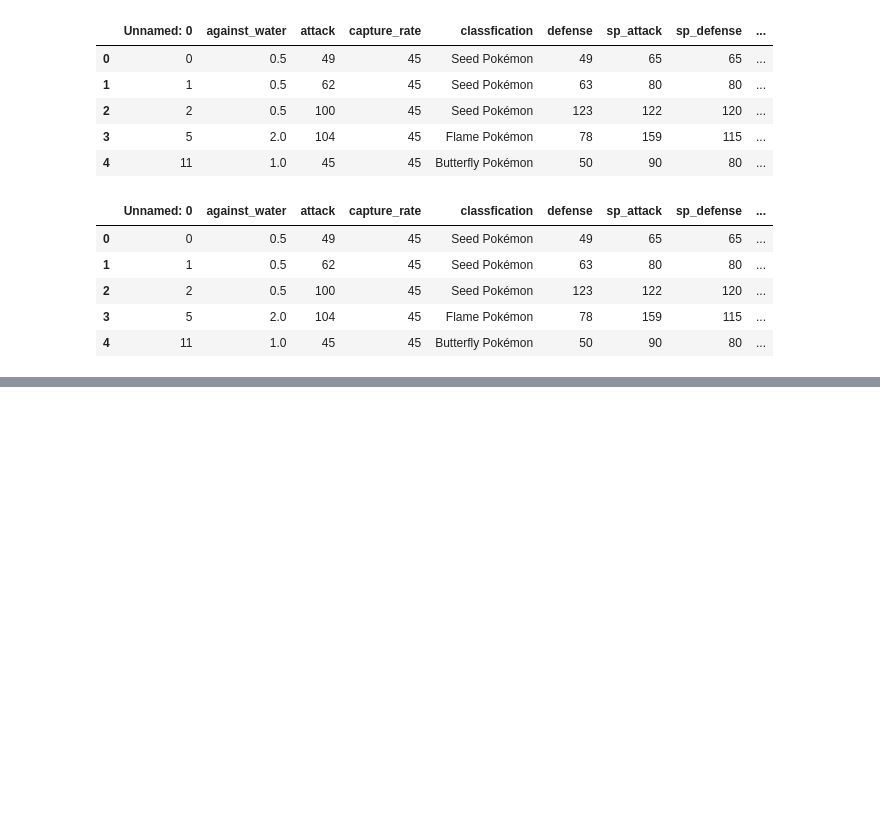
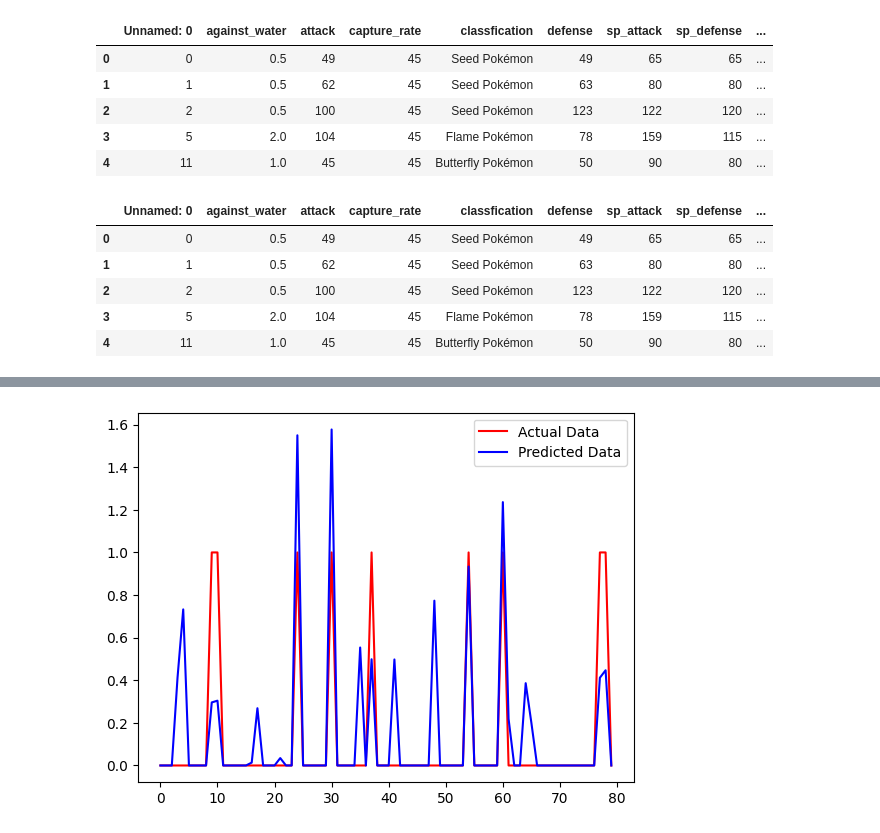
Before and after one commit to DiyanAmin/Data-Science, a Jupyter notebook: Deep Learning/Keras - 1/Legendary Pokemon Prediction III.ipynb, the cells around one changed output, grey strips where cells are left out. Saved outputs shown, nothing was run; the diff lists cells and outputs as text; code cells hidden in the pictures; blank space fills up the shorter version.

```diff
--- a/Deep Learning/Keras - 1/Legendary Pokemon Prediction III.ipynb
+++ b/Deep Learning/Keras - 1/Legendary Pokemon Prediction III.ipynb
@@ -50,0 +53,12 @@ x_train
+# %%
+model = Sequential([
+    Dense(64,input_dim=x_train.shape[1],activation='relu'),
+    Dropout(.3),
+    Dense(32,activation='relu'),
+    Dropout(.2),
+    Dense(1,activation='relu')
+])
+# %%
+model.compile(optimizer='adam',loss='binary_crossentropy',metrics=['accuracy'])
+# %%
+history = model.fit(x_train,y_train,epochs=30,batch_size=16,validation_split=.2,verbose=1)
@@ -50,0 +103,3 @@ x_train
+# %%
+y_pred = model.predict(x_test)
+y_pred
@@ -50,0 +125,7 @@ x_train
+# %%
+plt.plot(y_test.values,label='Actual Data',color='red')
+plt.plot(y_pred,label='Predicted Data',color='blue')
+plt.legend()
+plt.show()
+# %% [output]
+[figure, added]
```
Also changed, not shown: parts of 11 cells of this notebook, 16 other files.
